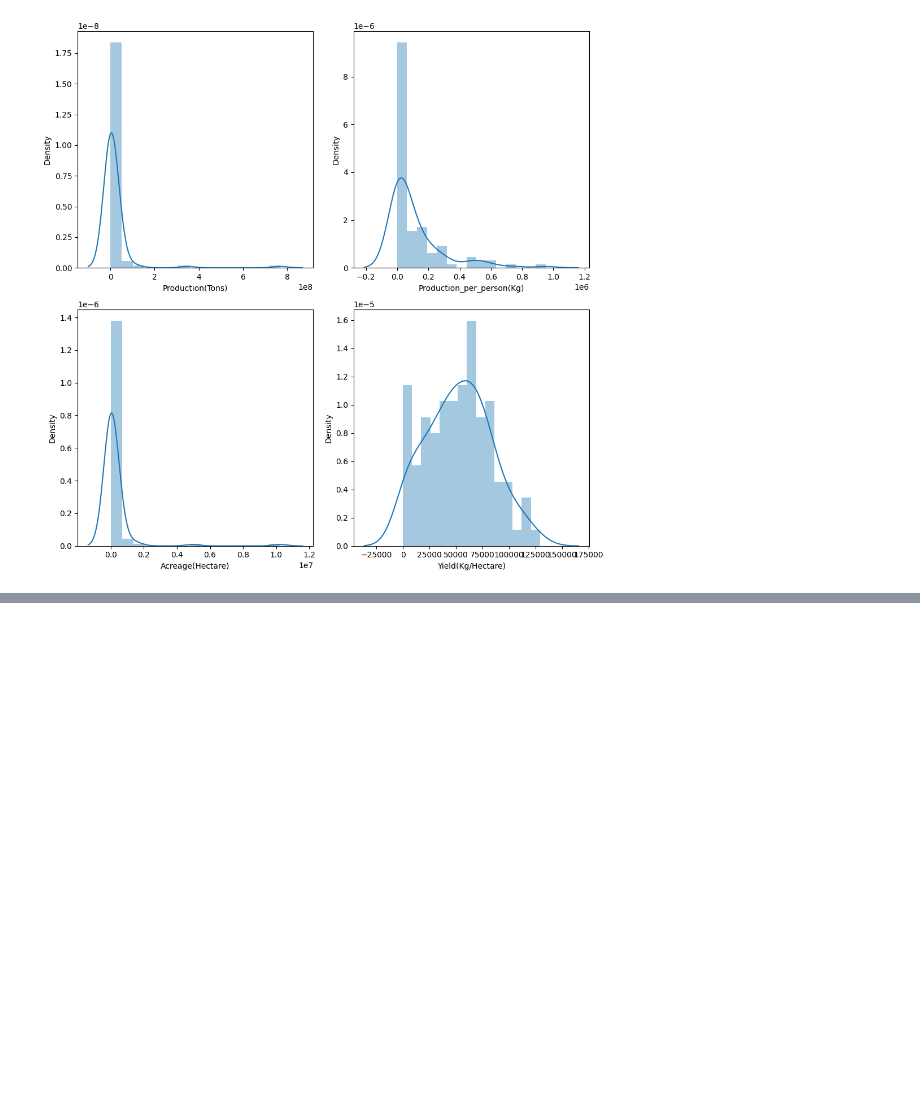
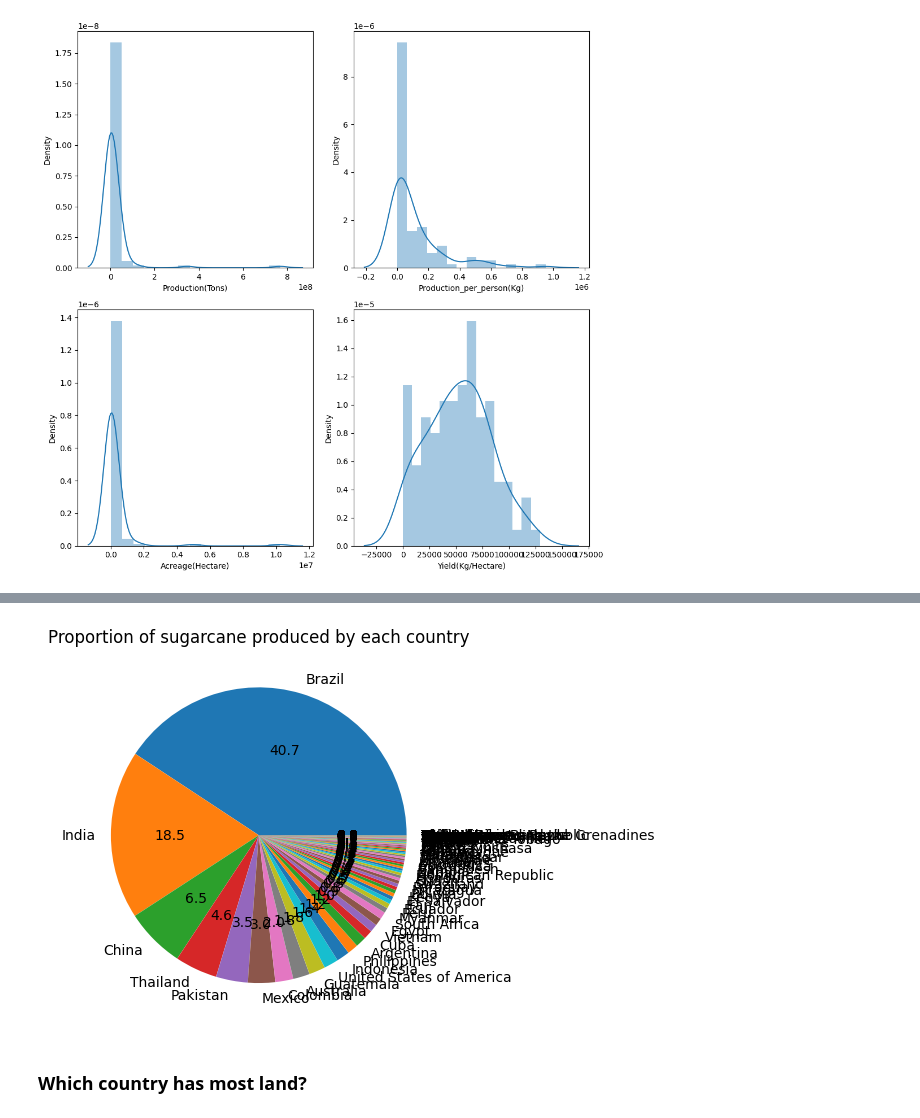
Before and after one commit to rishikeshpaulcode/sugarcane_eda, a Jupyter notebook: sugarcane-eda.ipynb, the cells around one changed output, grey strips where cells are left out. Saved outputs shown, nothing was run; the diff lists cells and outputs as text; code cells hidden in the pictures; blank space fills up the shorter version.

```diff
--- a/sugarcane-eda.ipynb
+++ b/sugarcane-eda.ipynb
@@ -229,0 +308,8 @@ https://gist.github.com/mwaskom/de44147ed2974457ad6372750bbe5751
+# %%
+plt.pie(df_new['ProductionPercent'], labels=df_new.index, autopct='%.1f')
+plt.title('Proportion of sugarcane produced by each country')
+plt.show()
+# %% [output]
+[figure, added]
+# %% [markdown]
+### **Which country has most land?**
```
Also changed, not shown: parts of 13 cells of this notebook.
